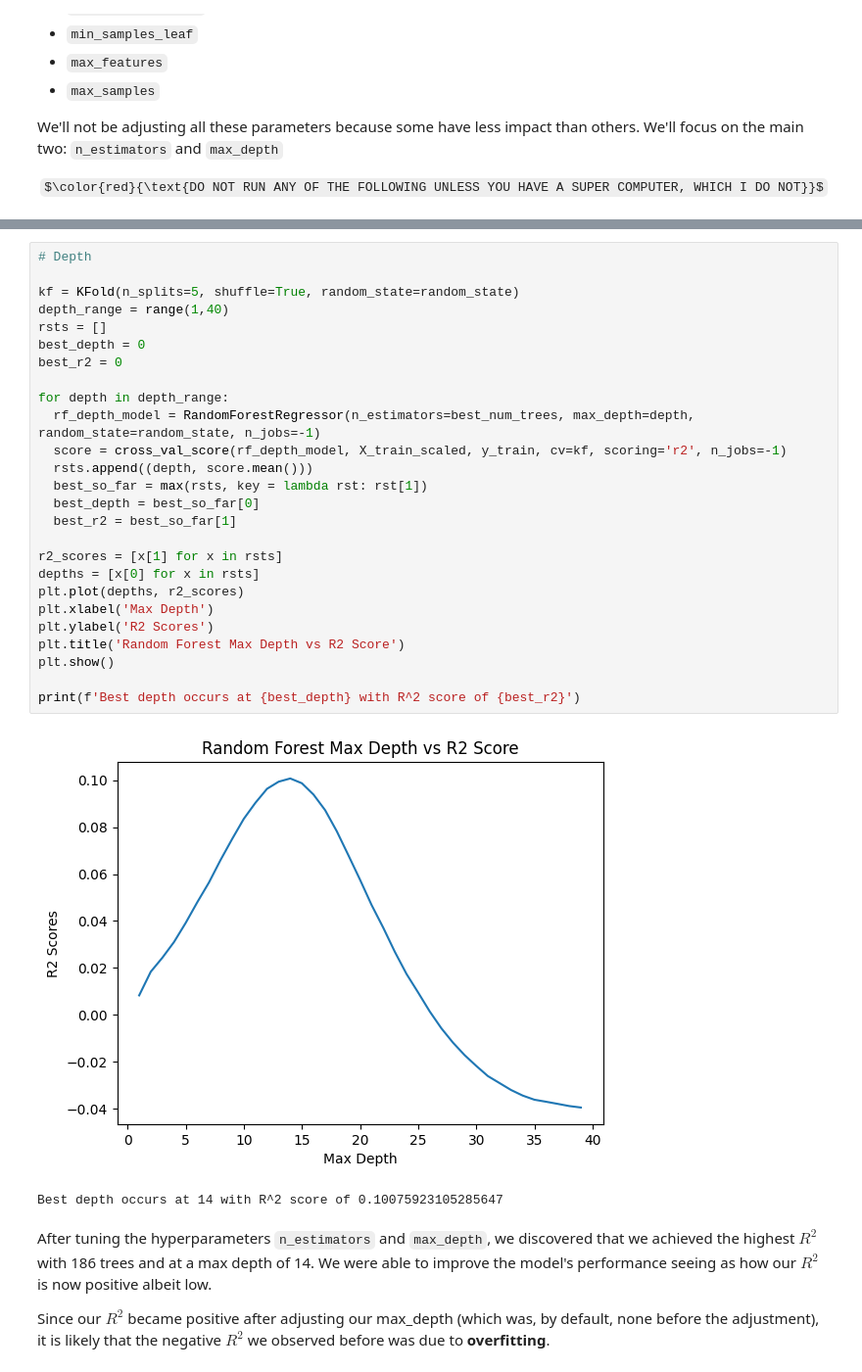
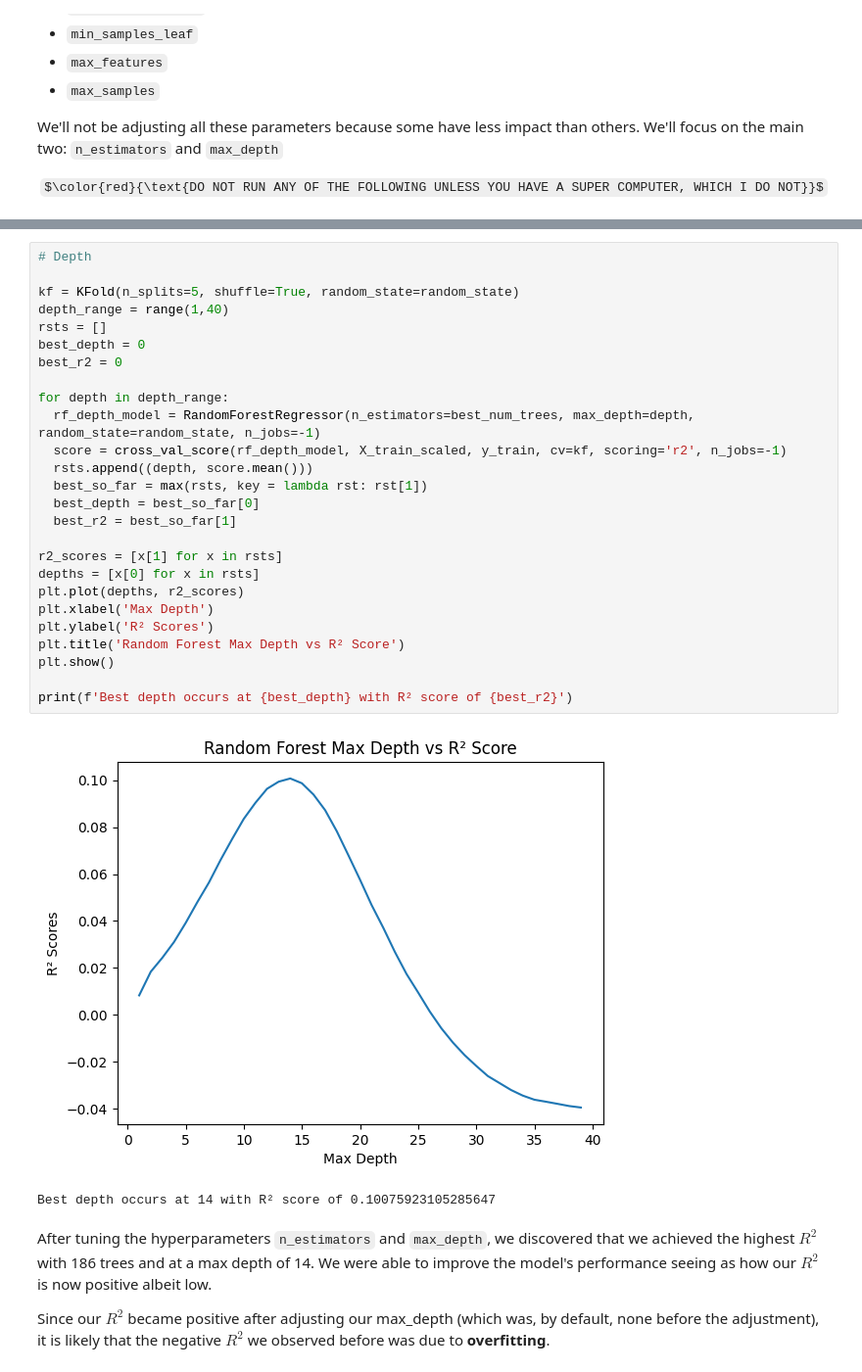
Before and after one commit to ezilin/CMSC320-Group-Proj, a Jupyter notebook: projectfn.ipynb, the cells around one changed output, grey strips where cells are left out. Shown at 98% size. Cells and saved outputs as stored; diff of their text form; some formulas as TeX source.

```diff
--- a/projectfn.ipynb
+++ b/projectfn.ipynb
@@ -966,32 +966,32 @@ Best number of trees to use is 199 with R^2 score of -0.04036516461838087
 # %%
 # Depth
 
 kf = KFold(n_splits=5, shuffle=True, random_state=random_state)
 depth_range = range(1,40)
 rsts = []
 best_depth = 0
 best_r2 = 0
 
 for depth in depth_range:
   rf_depth_model = RandomForestRegressor(n_estimators=best_num_trees, max_depth=depth, random_state=random_state, n_jobs=-1)
   score = cross_val_score(rf_depth_model, X_train_scaled, y_train, cv=kf, scoring='r2', n_jobs=-1)
   rsts.append((depth, score.mean()))
   best_so_far = max(rsts, key = lambda rst: rst[1])
   best_depth = best_so_far[0]
   best_r2 = best_so_far[1]
 
 r2_scores = [x[1] for x in rsts]
 depths = [x[0] for x in rsts]
 plt.plot(depths, r2_scores)
 plt.xlabel('Max Depth')
-plt.ylabel('R2 Scores')
-plt.title('Random Forest Max Depth vs R2 Score')
+plt.ylabel('R² Scores')
+plt.title('Random Forest Max Depth vs R² Score')
 plt.show()
 
-print(f'Best depth occurs at {best_depth} with R^2 score of {best_r2}')
+print(f'Best depth occurs at {best_depth} with R² score of {best_r2}')
 # %% [output]
-[figure, old version]
+[figure, new version]
-Best depth occurs at 14 with R^2 score of 0.10075923105285647
+Best depth occurs at 14 with R² score of 0.10075923105285647
 # %% [markdown]
 After tuning the hyperparameters `n_estimators` and `max_depth`, we discovered that we achieved the highest $R^2$ with 186 trees and at a max depth of 14. We were able to improve the model's performance seeing as how our $R^2$ is now positive albeit low.
 
```
Also changed, not shown: parts of 3 cells of this notebook.
